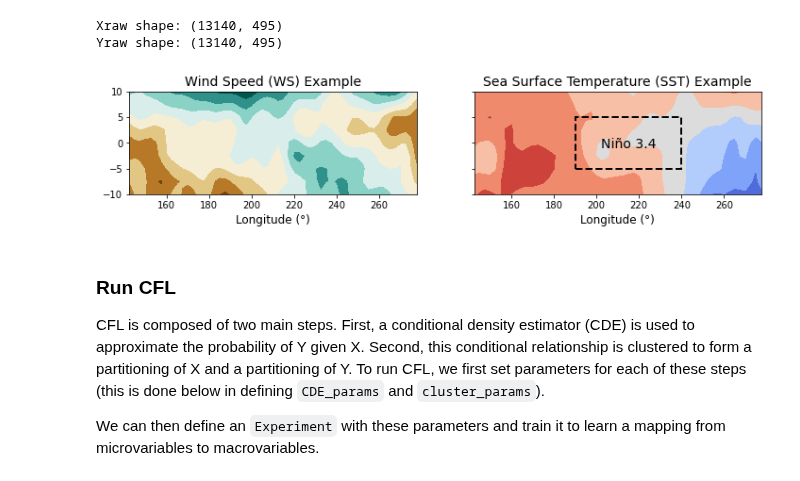
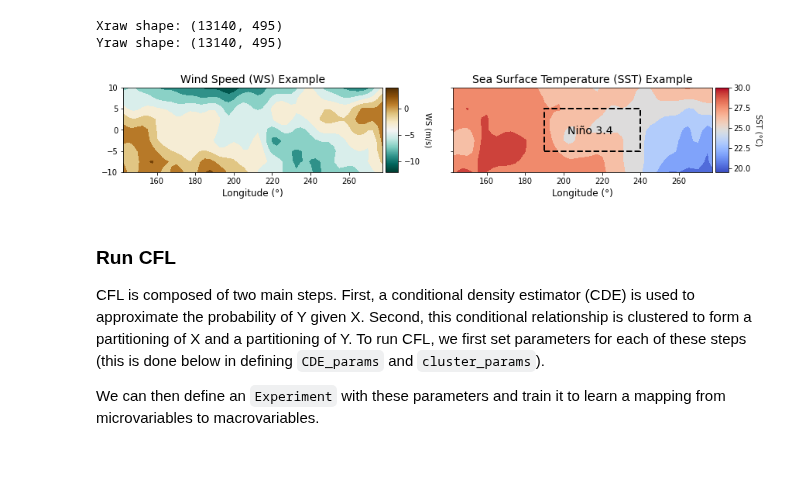
Before and after one commit to eberharf/cfl, a Jupyter notebook: docs/source/dataset_applications/el_nino_example.ipynb, the cells around one changed output. Saved outputs shown, nothing was run; the diff lists cells and outputs as text; code cells hidden in the pictures.

```diff
--- a/docs/source/dataset_applications/el_nino_example.ipynb
+++ b/docs/source/dataset_applications/el_nino_example.ipynb
@@ -12,16 +12,21 @@ climate phenomena such as El Niño and La Niña SST patterns.
 import os                                               # manage paths
 import joblib                                           # load data
 from sklearn.preprocessing import StandardScaler        # standardize data
+from cfl.experiment import Experiment                   # run CFL
+import numpy as np
+import matplotlib as mpl                                # visualize data
 import matplotlib.pyplot as plt                         # visualize data
 from mpl_toolkits.axes_grid1 import make_axes_locatable # visualize data
-from cfl.experiment import Experiment                   # run CFL
-import numpy as np
+from matplotlib.cm import ScalarMappable                # visualize data
+import matplotlib.patches as patches                    # visualize data
 
 # constants
 WS_CMAP = 'BrBG_r'
 SST_CMAP = 'coolwarm'
 IMSHAPE = (55, 9)
 FIG_PATH = 'el_nino_figures'
+mpl.rcParams['xtick.labelsize'] = 10
+mpl.rcParams['ytick.labelsize'] = 10
 # %% [markdown]
 ### Load Data
 First, we load in the data as variables X and Y, and standardize both X and Y to improve
@@ -65,19 +89,18 @@ def plot_contour_map(data, ax, imshape, title, cmap, cmap_label, vmin=None,
     return im
 # %%
 # plot an example WS and SST image pair
-fig,ax = plt.subplots(1, 2, figsize=(12,2), sharex=True, sharey=True)
+fig,ax = plt.subplots(1, 2, figsize=(14,2), sharex=True, sharey=True)
 plot_contour_map(data=Xraw[0], ax=ax[0], imshape=IMSHAPE,
                  title='Wind Speed (WS) Example', cmap=WS_CMAP,
-                 cmap_label='WS (m/s)', rect=False)
+                 cmap_label='WS (m/s)', ylabel='', rect=False, add_colorbar=True)
 plot_contour_map(data=Yraw[0], ax=ax[1], imshape=IMSHAPE,
                  title='Sea Surface Temperature (SST) Example', cmap=SST_CMAP,
-                 cmap_label='SST (°C)',
-                 ylabel='', rect=True)
+                 cmap_label='SST (°C)', ylabel='', rect=True, add_colorbar=True)
 ax[1].text(202, -1, "Niño 3.4", fontsize=14)
 plt.savefig(os.path.join(FIG_PATH, 'sample_ws_sst'))
 plt.show()
 # %% [output]
-[figure, old version]
+[figure, new version]
 # %%
 # standardize data
 X = StandardScaler().fit_transform(Xraw)
```
Also changed, not shown: parts of 15 cells of this notebook, 6 other files.
